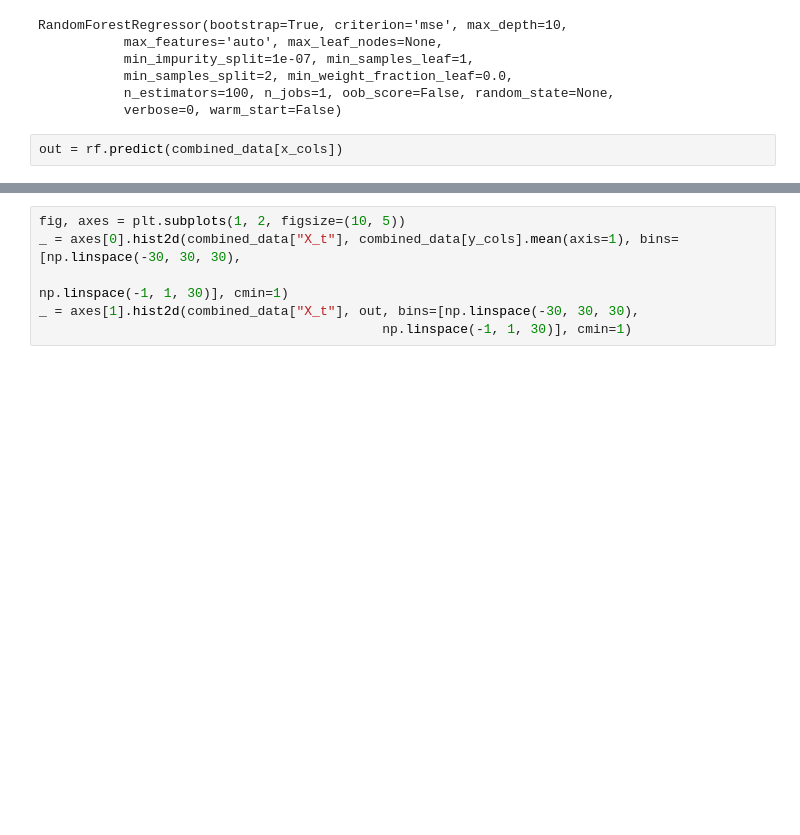
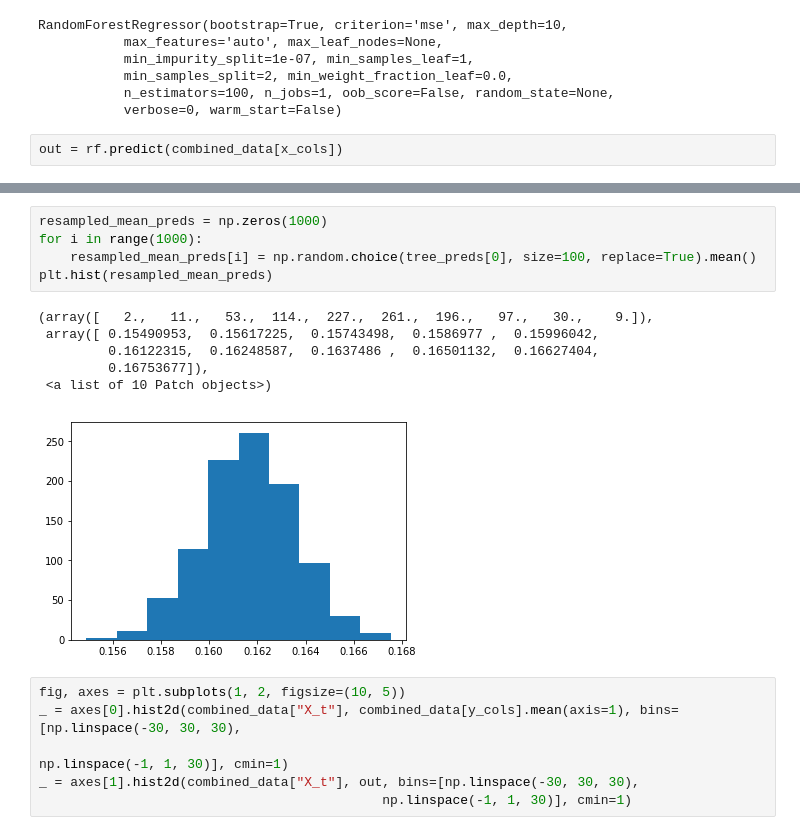
Before and after one commit to djgagne/lorenz_gan, a Jupyter notebook: notebooks/lorenz_gan_eval.ipynb, the cells around one changed output, grey strips where cells are left out. Drawn from its saved outputs; the diff is of its cells as text; blank space fills up the shorter version.

```diff
--- a/notebooks/lorenz_gan_eval.ipynb
+++ b/notebooks/lorenz_gan_eval.ipynb
@@ -417,3 +434,15 @@ out = rf.predict(combined_data[x_cols])
+# %%
+resampled_mean_preds = np.zeros(1000)
+for i in range(1000):
+    resampled_mean_preds[i] = np.random.choice(tree_preds[0], size=100, replace=True).mean()
+plt.hist(resampled_mean_preds)
+# %% [output]
+(array([   2.,   11.,   53.,  114.,  227.,  261.,  196.,   97.,   30.,    9.]),
+ array([ 0.15490953,  0.15617225,  0.15743498,  0.1586977 ,  0.15996042,
+         0.16122315,  0.16248587,  0.1637486 ,  0.16501132,  0.16627404,
+         0.16753677]),
+ <a list of 10 Patch objects>)
+[figure, added]
 # %%
 fig, axes = plt.subplots(1, 2, figsize=(10, 5))
 _ = axes[0].hist2d(combined_data["X_t"], combined_data[y_cols].mean(axis=1), bins=[np.linspace(-30, 30, 30),
```
Also changed, not shown: parts of 6 cells of this notebook, 1 other file.
